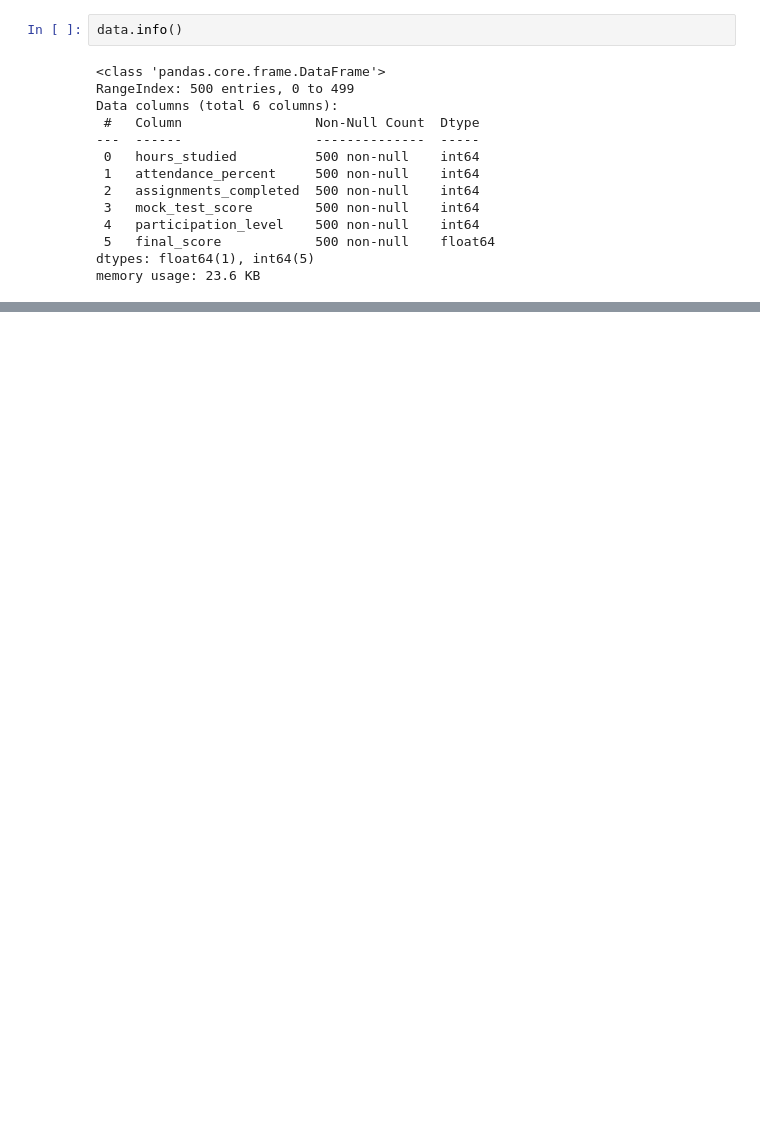
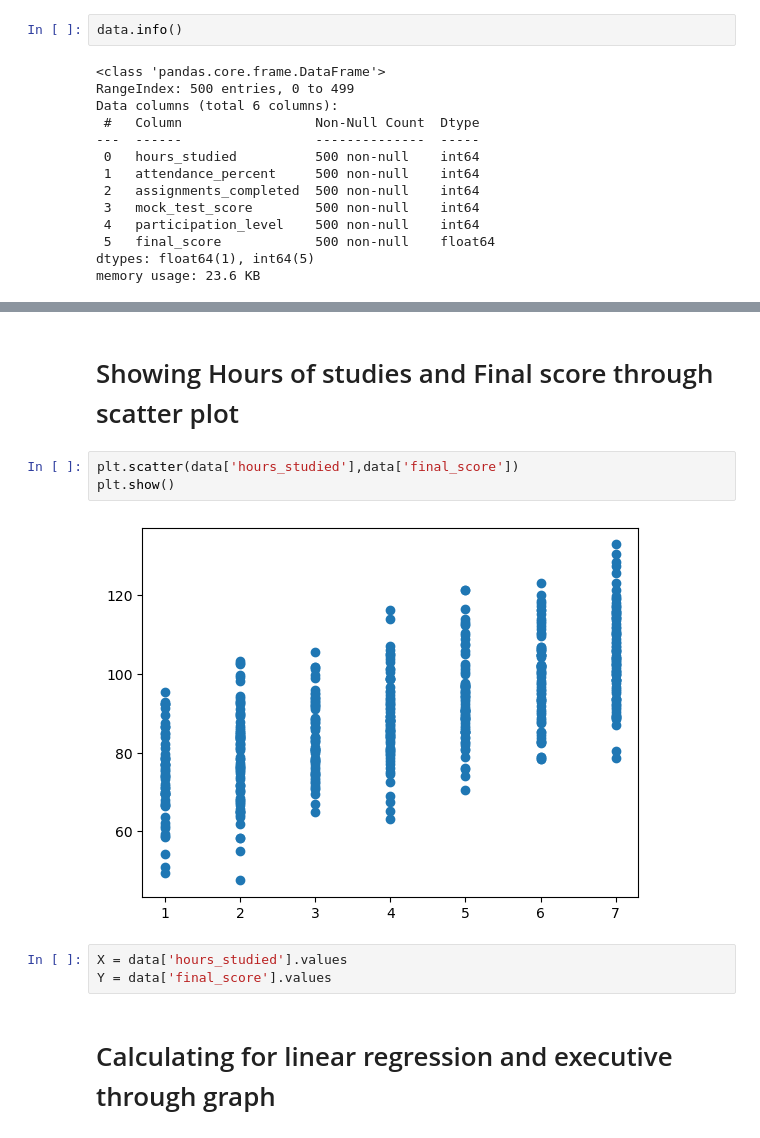
Before and after one commit to Sinchana-Urs2301/Internship, a Jupyter notebook: internship.ipynb, the cells around one changed output, grey strips where cells are left out. Saved outputs shown, nothing was run; the diff lists cells and outputs as text; blank space fills up the shorter version.

```diff
--- a/internship.ipynb
+++ b/internship.ipynb
@@ -67,3 +69,15 @@ data.describe()
 | 50% | 4.000000 | 80.000000 | 5.000000 | 65.000000 | 3.000000 | ... |
 | 75% | 6.000000 | 88.000000 | 7.000000 | 80.000000 | 4.000000 | ... |
 | max | 7.000000 | 99.000000 | 9.000000 | 94.000000 | 5.000000 | ... |
+# %% [markdown]
+# Showing Hours of studies and Final score through scatter plot
+# %%
+plt.scatter(data['hours_studied'],data['final_score'])
+plt.show()
+# %% [output]
+[figure, added]
+# %%
+X = data['hours_studied'].values
+Y = data['final_score'].values
+# %% [markdown]
+# Calculating for linear regression and executive through graph
```
Also changed, not shown: parts of 10 cells of this notebook.
